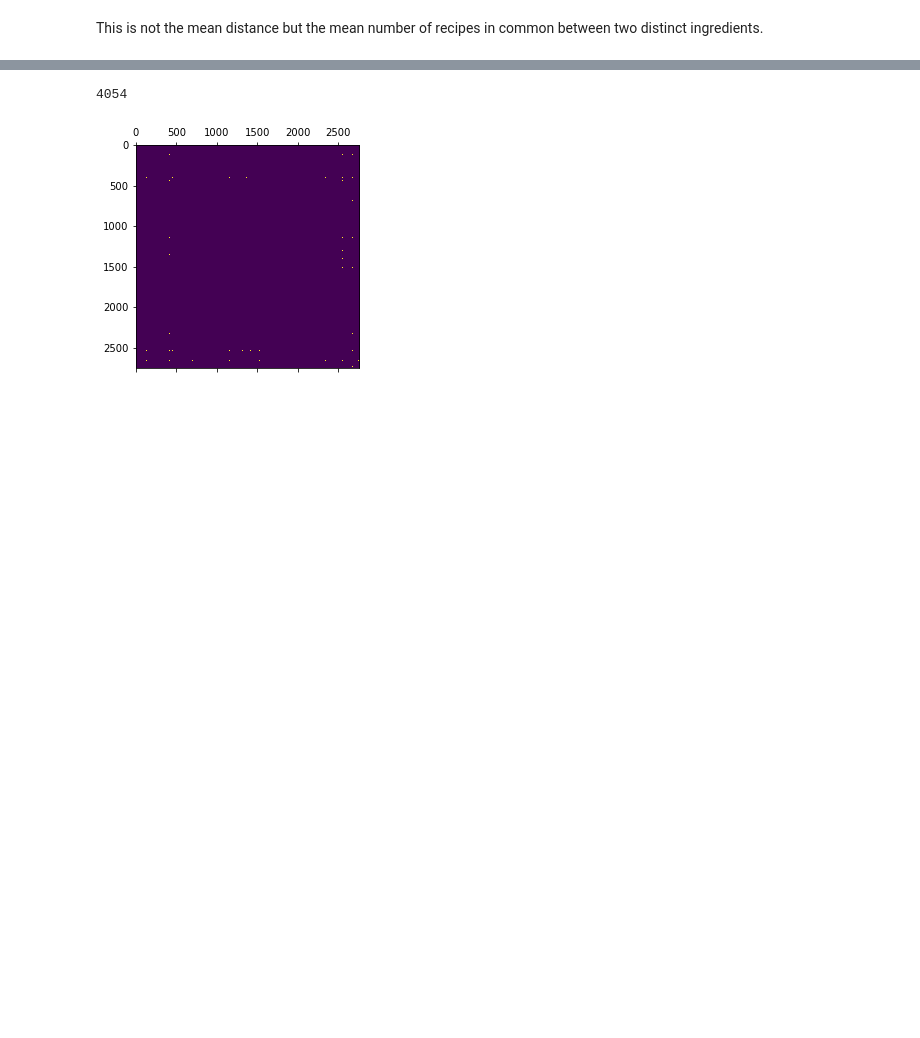
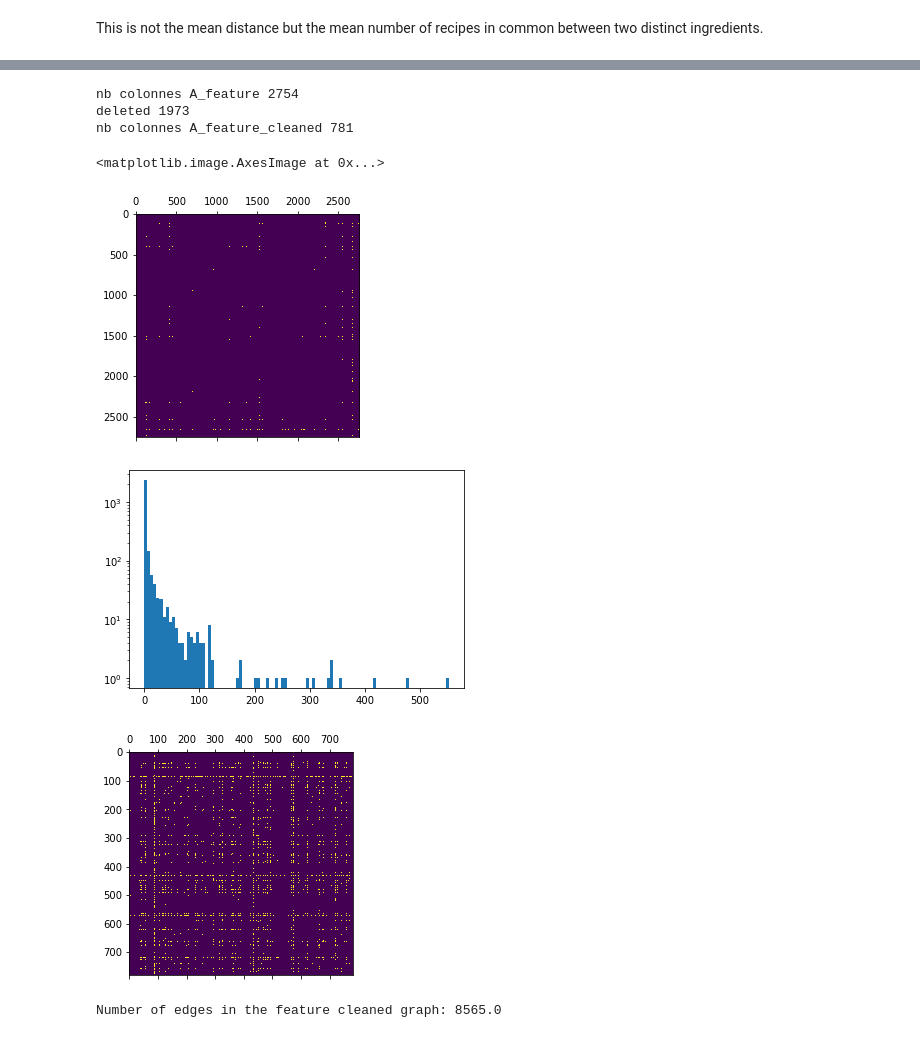
Before and after one commit to Juliencou/Recipes, a Jupyter notebook: assignments/example_to_start_recipes.ipynb, the cells around one changed output, grey strips where cells are left out. Cells and saved outputs as stored; diff of their text form; code cells hidden in the pictures; blank space fills up the shorter version.

```diff
--- a/assignments/example_to_start_recipes.ipynb
+++ b/assignments/example_to_start_recipes.ipynb
@@ -128,6 +150,39 @@ A_feature = make_A_feature(distanceingredients, Threshold)
-# %%
-plt.matshow(A_feature)
-print(sum(sum(A_feature)))
-# %% [output]
-4054
-[figure, removed]
+# %%
+def make_A_feature(distance, threshold, lower_threshold=0):
+    A_feature = ((threshold <= distance)).astype(int)
+    np.fill_diagonal(A_feature, 0)
+    return A_feature
+
+def cleanAfeature(A):
+    cleaned=A.copy()
+    deleted=0
+    for i in range (len(A)):
+        if sum( A[len(A)-1-i] )==0:
+            deleted+=1
+            cleaned=np.delete(cleaned,len(A_feature)-1-i , 0)
+            cleaned=np.delete(cleaned,len(A_feature)-1-i, 1)
+    print("deleted", deleted)
+    return(cleaned)
+# %%
+A_feature = make_A_feature(distanceingredients, Threshold)
+print('nb colonnes A_feature', len(A_feature))
+plt.matshow(A_feature)
+
+A_featurecleaned= cleanAfeature(A_feature)
+print('nb colonnes A_feature_cleaned', len(A_featurecleaned))
+plt.figure("Degree distribution of the graph cleaned")
+plt.hist(sum(A_feature), log=True, bins=100)
+plt.matshow(A_featurecleaned)
+# %% [output]
+nb colonnes A_feature 2754
+deleted 1973
+nb colonnes A_feature_cleaned 781
+<matplotlib.image.AxesImage at 0x...>
+[figure, added]
+[figure, added]
+[figure, added]
+# %%
+num_edges_feature = A_featurecleaned.sum() / 2
+print(f"Number of edges in the feature cleaned graph: {num_edges_feature}")
+# %% [output]
+Number of edges in the feature cleaned graph: 8565.0
```
Also changed, not shown: parts of 28 cells of this notebook.
